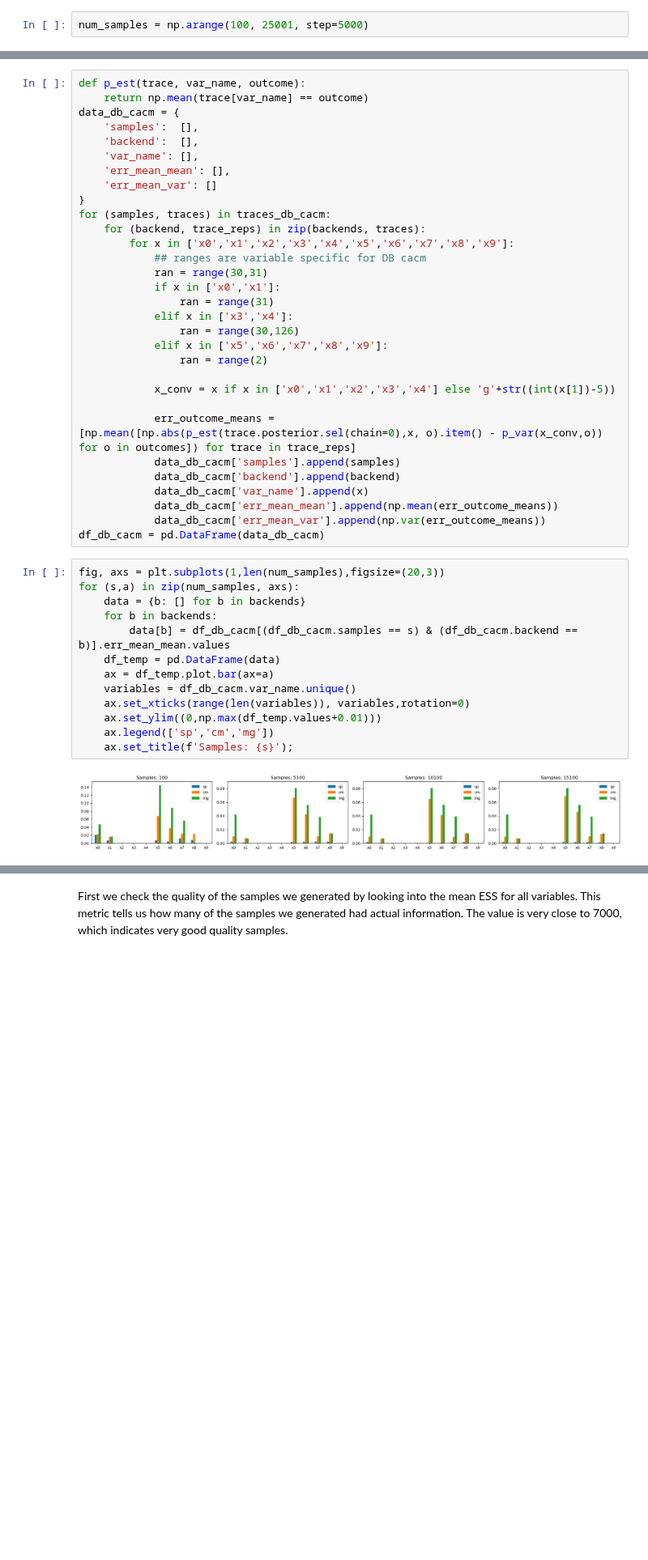
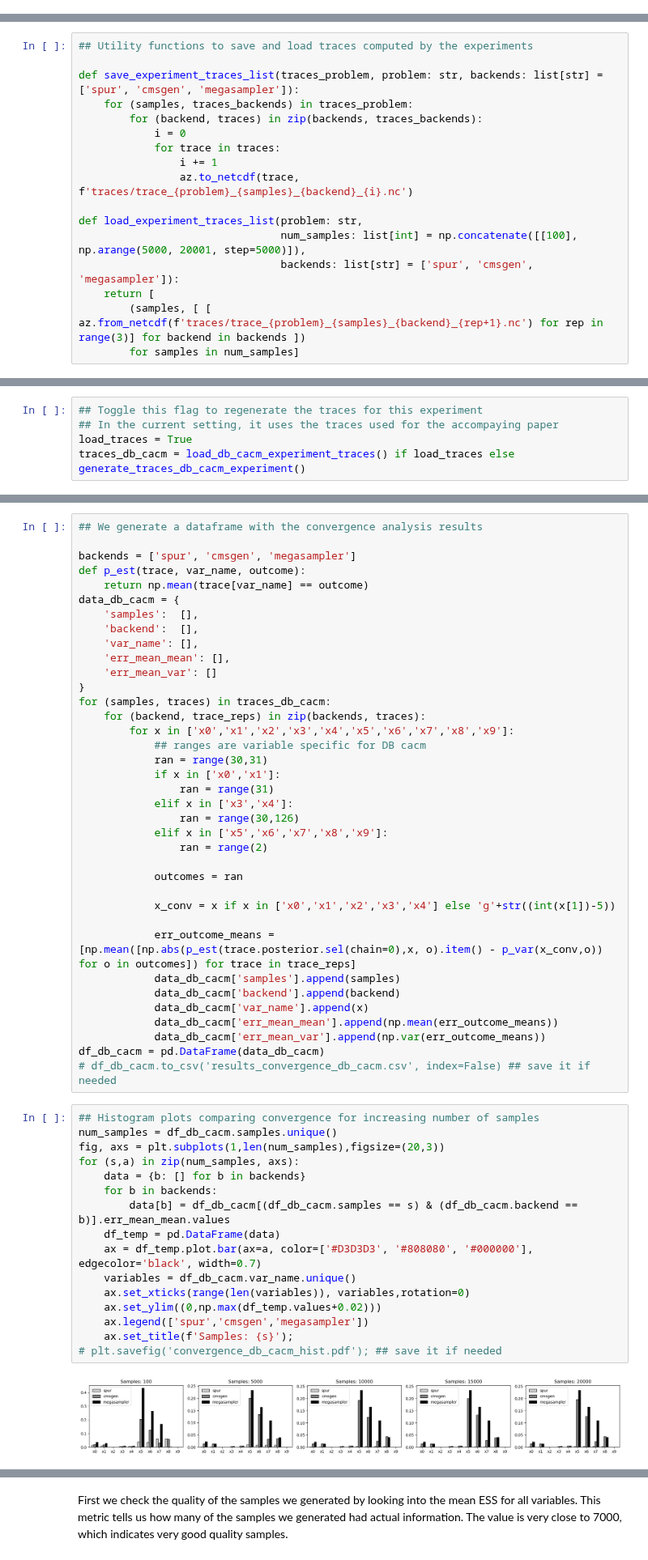
Before and after one commit to itu-square/sat-metropolis, a Jupyter notebook: experiments/experiments.ipynb, the cells around one changed output, grey strips where cells are left out. Shown at 81% size. Saved outputs shown, nothing was run; the diff lists cells and outputs as text; blank space fills up the shorter version.

```diff
--- a/experiments/experiments.ipynb
+++ b/experiments/experiments.ipynb
@@ -31,2 +34,0 @@ from src.mcmc_sat import models, mcmc, smt
-# %%
-num_samples = np.arange(100, 25001, step=5000)
@@ -322 +41,18 @@ for (ax, b) in zip(axs, backends):
+# %%
+## Utility functions to save and load traces computed by the experiments
+
+def save_experiment_traces_list(traces_problem, problem: str, backends: list[str] = ['spur', 'cmsgen', 'megasampler']):
+    for (samples, traces_backends) in traces_problem:
+        for (backend, traces) in zip(backends, traces_backends):
+            i = 0
+            for trace in traces:
+                i += 1
+                az.to_netcdf(trace, f'traces/trace_{problem}_{samples}_{backend}_{i}.nc')
+
+def load_experiment_traces_list(problem: str,
+                                num_samples: list[int] = np.concatenate([[100], np.arange(5000, 20001, step=5000)]),
+                                backends: list[str] = ['spur', 'cmsgen', 'megasampler']):
+    return [
+        (samples, [ [ az.from_netcdf(f'traces/trace_{problem}_{samples}_{backend}_{rep+1}.nc') for rep in range(3)] for backend in backends ])
+        for samples in num_samples]
 # %%
@@ -364 +88,6 @@ c Number of samples f
+# %%
+## Toggle this flag to regenerate the traces for this experiment
+## In the current setting, it uses the traces used for the accompaying paper
+load_traces = True
+traces_db_cacm = load_db_cacm_experiment_traces() if load_traces else generate_traces_db_cacm_experiment()
 # %% [markdown]
@@ -436,6 +165,9 @@ df = pd.DataFrame(d)
 ### function to query exact solution probability for each variable and outcome
 p_var = lambda x,i: df[df[x] == i].p.sum()
 # %%
+## We generate a dataframe with the convergence analysis results
+
+backends = ['spur', 'cmsgen', 'megasampler']
 def p_est(trace, var_name, outcome):
     return np.mean(trace[var_name] == outcome)
 data_db_cacm = {
@@ -457,6 +189,8 @@ for (samples, traces) in traces_db_cacm:
             elif x in ['x5','x6','x7','x8','x9']:
                 ran = range(2)
 
+            outcomes = ran
+
             x_conv = x if x in ['x0','x1','x2','x3','x4'] else 'g'+str((int(x[1])-5))
 
             err_outcome_means = [np.mean([np.abs(p_est(trace.posterior.sel(chain=0),x, o).item() - p_var(x_conv,o)) for o in outcomes]) for trace in trace_reps]
@@ -466,18 +200,22 @@ for (samples, traces) in traces_db_cacm:
             data_db_cacm['err_mean_mean'].append(np.mean(err_outcome_means))
             data_db_cacm['err_mean_var'].append(np.var(err_outcome_means))
 df_db_cacm = pd.DataFrame(data_db_cacm)
+# df_db_cacm.to_csv('results_convergence_db_cacm.csv', index=False) ## save it if needed
 # %%
+## Histogram plots comparing convergence for increasing number of samples
+num_samples = df_db_cacm.samples.unique()
 fig, axs = plt.subplots(1,len(num_samples),figsize=(20,3))
 for (s,a) in zip(num_samples, axs):
     data = {b: [] for b in backends}
     for b in backends:
         data[b] = df_db_cacm[(df_db_cacm.samples == s) & (df_db_cacm.backend == b)].err_mean_mean.values
     df_temp = pd.DataFrame(data)
-    ax = df_temp.plot.bar(ax=a)
+    ax = df_temp.plot.bar(ax=a, color=['#D3D3D3', '#808080', '#000000'], edgecolor='black', width=0.7)
     variables = df_db_cacm.var_name.unique()
     ax.set_xticks(range(len(variables)), variables,rotation=0)
-    ax.set_ylim((0,np.max(df_temp.values+0.01)))
-    ax.legend(['sp','cm','mg'])
+    ax.set_ylim((0,np.max(df_temp.values+0.02)))
+    ax.legend(['spur','cmsgen','megasampler'])
     ax.set_title(f'Samples: {s}');
+# plt.savefig('convergence_db_cacm_hist.pdf'); ## save it if needed
 # %% [output]
-[figure, old version]
+[figure, new version]
```
Also changed, not shown: parts of 83 cells of this notebook, 58 other files.
